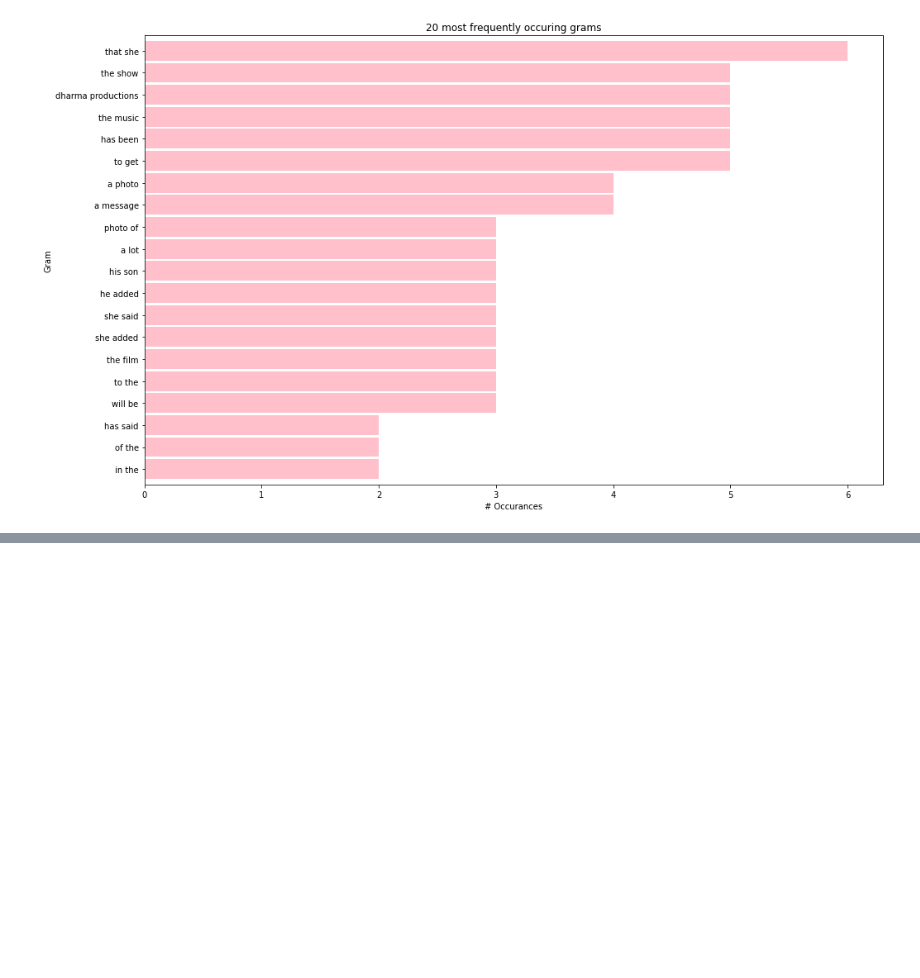
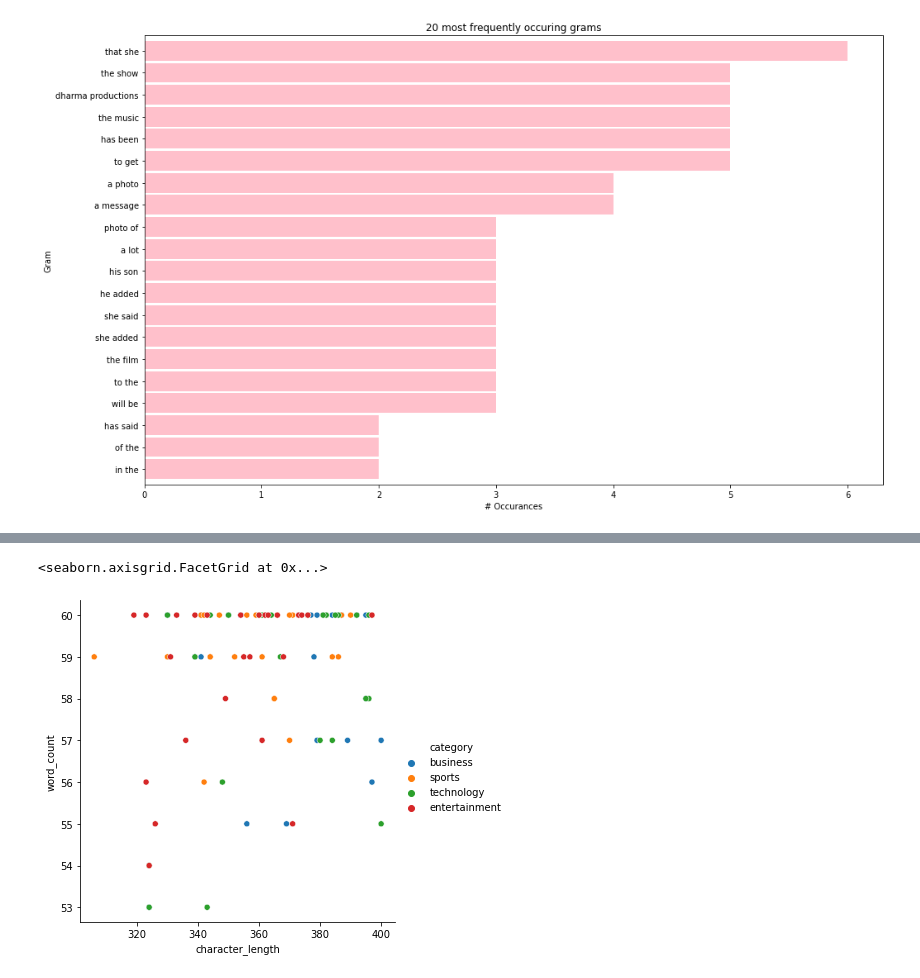
Before and after one commit to PGuajardo/NLP-exercises, a Jupyter notebook: explore_nlp.ipynb, the cells around one changed output, grey strips where cells are left out. Saved outputs shown, nothing was run; the diff lists cells and outputs as text; code cells hidden in the pictures; blank space fills up the shorter version.

```diff
--- a/explore_nlp.ipynb
+++ b/explore_nlp.ipynb
@@ -421,0 +443,5 @@ get_gram_graph(top_20_entertainment)
+# %%
+news_df['character_length'] = news_df.content.apply(len)
+news_df['word_count'] = news_df.content.apply(clean).apply(str.split).apply(len)
+
+news_df.head()
@@ -421,0 +455,5 @@ get_gram_graph(top_20_entertainment)
+# %%
+sns.relplot(data = news_df, x = 'character_length', y = 'word_count', hue = 'category')
+# %% [output]
+<seaborn.axisgrid.FacetGrid at 0x...>
+[figure, added]
```
Also changed, not shown: parts of 11 cells of this notebook, 1 other file.
